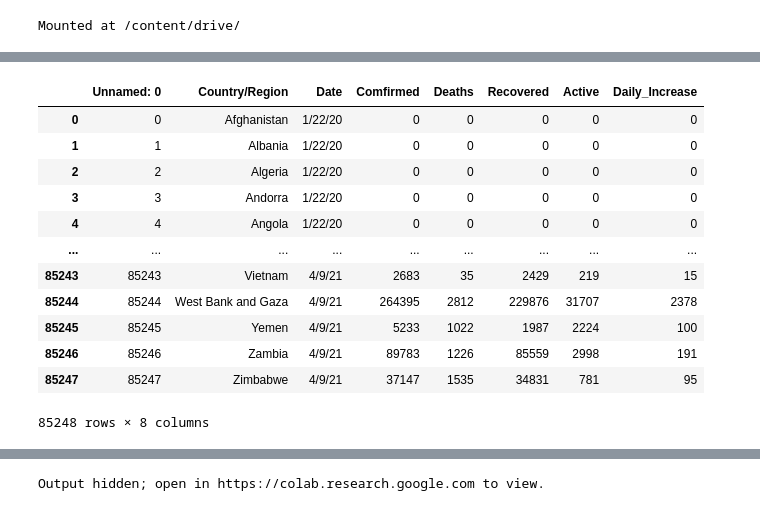
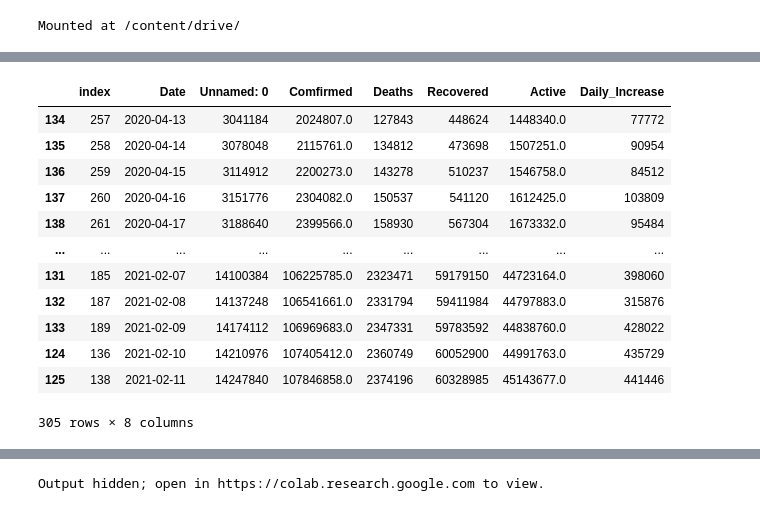
Before and after one commit to KrinceLiu/CMPT733_final_poject, a Jupyter notebook: Covid-19_visualization.ipynb, the cells around one changed output, grey strips where cells are left out. Drawn from its saved outputs; the diff is of its cells as text; code cells hidden in the pictures.

Commit message:
add plot/dataframe output

```diff
--- a/Covid-19_visualization.ipynb
+++ b/Covid-19_visualization.ipynb
@@ -45,17 +45,21 @@ daily_us= pd.read_csv('covid-19_global_daily.csv')
 daily_global = pd.read_csv('covid-19_global_daily.csv')
-# %%
-daily_global
-# %% [output]
-|  | Unnamed: 0 | Country/Region | Date | Comfirmed | Deaths | Recovered | Active | Daily_Increase |
-| 0 | 0 | Afghanistan | 1/22/20 | 0 | 0 | 0 | 0 | 0 |
-| 1 | 1 | Albania | 1/22/20 | 0 | 0 | 0 | 0 | 0 |
-| 2 | 2 | Algeria | 1/22/20 | 0 | 0 | 0 | 0 | 0 |
-| 3 | 3 | Andorra | 1/22/20 | 0 | 0 | 0 | 0 | 0 |
-| 4 | 4 | Angola | 1/22/20 | 0 | 0 | 0 | 0 | 0 |
-| ... | ... | ... | ... | ... | ... | ... | ... | ... |
-| 85243 | 85243 | Vietnam | 4/9/21 | 2683 | 35 | 2429 | 219 | 15 |
-| 85244 | 85244 | West Bank and Gaza | 4/9/21 | 264395 | 2812 | 229876 | 31707 | 2378 |
-| 85245 | 85245 | Yemen | 4/9/21 | 5233 | 1022 | 1987 | 2224 | 100 |
-| 85246 | 85246 | Zambia | 4/9/21 | 89783 | 1226 | 85559 | 2998 | 191 |
-| 85247 | 85247 | Zimbabwe | 4/9/21 | 37147 | 1535 | 34831 | 781 | 95 |
-85248 rows × 8 columns
+# %%
+daily_global_sum = pd.read_csv('covid-19_global_daily.csv').groupby('Date').sum().reset_index()
+daily_global_sum["Date"] = daily_global_sum["Date"].apply(lambda row: datetime.strptime(row, '%m/%d/%y'))
+daily_global_sum = daily_global_sum[(daily_global_sum["Date"] > '2020-4-12') & (daily_global_sum["Date"] < '2021-2-12')].reset_index()
+daily_global_sum = daily_global_sum.sort_values('Date')
+daily_global_sum
+# %% [output]
+|  | index | Date | Unnamed: 0 | Comfirmed | Deaths | Recovered | Active | Daily_Increase |
+| 134 | 257 | 2020-04-13 | 3041184 | 2024807.0 | 127843 | 448624 | 1448340.0 | 77772 |
+| 135 | 258 | 2020-04-14 | 3078048 | 2115761.0 | 134812 | 473698 | 1507251.0 | 90954 |
+| 136 | 259 | 2020-04-15 | 3114912 | 2200273.0 | 143278 | 510237 | 1546758.0 | 84512 |
+| 137 | 260 | 2020-04-16 | 3151776 | 2304082.0 | 150537 | 541120 | 1612425.0 | 103809 |
+| 138 | 261 | 2020-04-17 | 3188640 | 2399566.0 | 158930 | 567304 | 1673332.0 | 95484 |
+| ... | ... | ... | ... | ... | ... | ... | ... | ... |
+| 131 | 185 | 2021-02-07 | 14100384 | 106225785.0 | 2323471 | 59179150 | 44723164.0 | 398060 |
+| 132 | 187 | 2021-02-08 | 14137248 | 106541661.0 | 2331794 | 59411984 | 44797883.0 | 315876 |
+| 133 | 189 | 2021-02-09 | 14174112 | 106969683.0 | 2347331 | 59783592 | 44838760.0 | 428022 |
+| 124 | 136 | 2021-02-10 | 14210976 | 107405412.0 | 2360749 | 60052900 | 44991763.0 | 435729 |
+| 125 | 138 | 2021-02-11 | 14247840 | 107846858.0 | 2374196 | 60328985 | 45143677.0 | 441446 |
+305 rows × 8 columns
```
Also changed, not shown: parts of 4 cells of this notebook, 1 other file.
